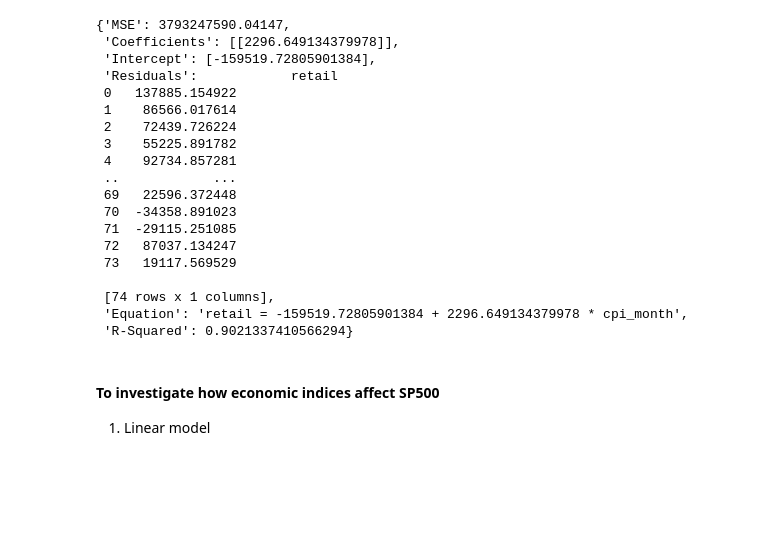
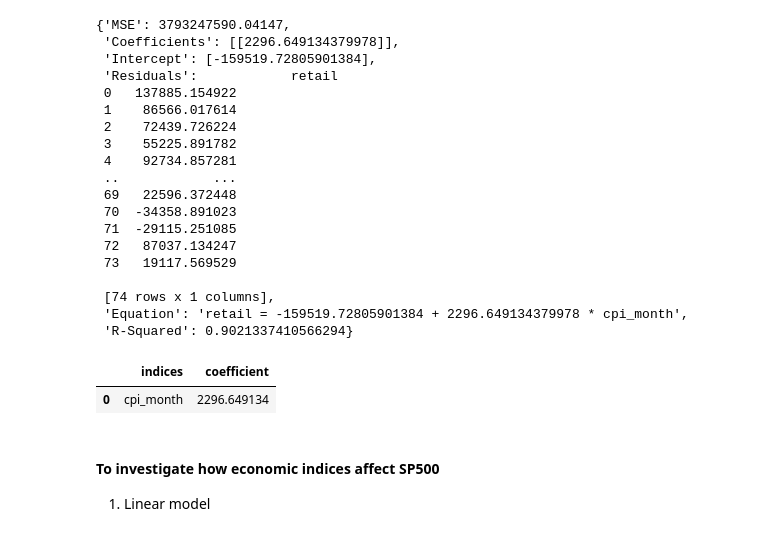
Before and after one commit to Amethyst1016/DATA534_Project, a Jupyter notebook: demo.ipynb, the cells around one changed output. Cells and saved outputs as stored; diff of their text form; code cells hidden in the pictures; blank space fills up the shorter version.

```diff
--- a/demo.ipynb
+++ b/demo.ipynb
@@ -205,6 +183,11 @@ lm.get_summary()
  [74 rows x 1 columns],
  'Equation': 'retail = -159519.72805901384 + 2296.649134379978 * cpi_month',
  'R-Squared': 0.9021337410566294}
+# %%
+lm.get_parameters()
+# %% [output]
+|  | indices | coefficient |
+| 0 | cpi_month | 2296.649134 |
 # %% [markdown]
 #### To investigate how economic indices affect SP500
 1. Linear model
```
Also changed, not shown: parts of 7 cells of this notebook, 1 other file.
